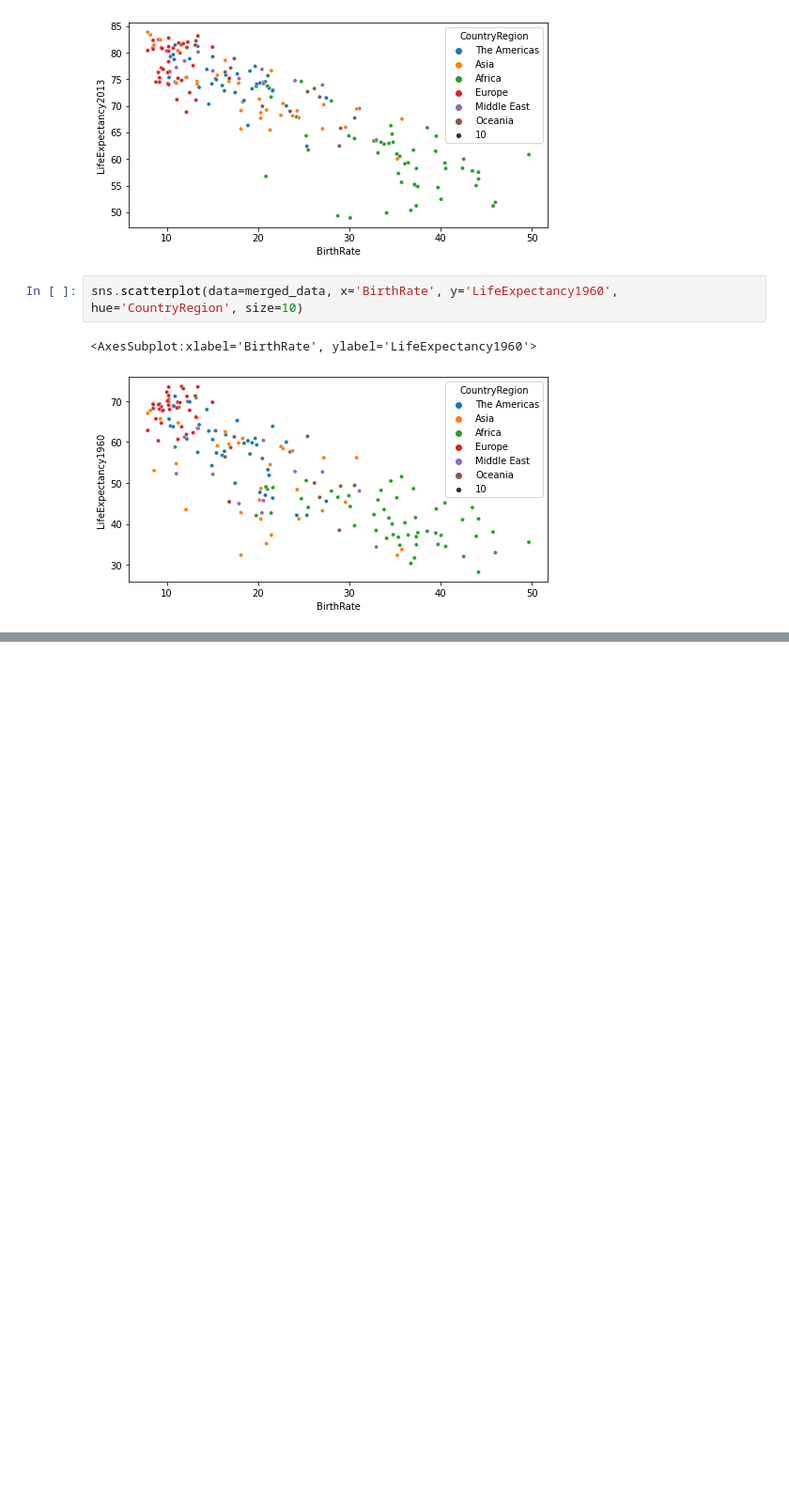
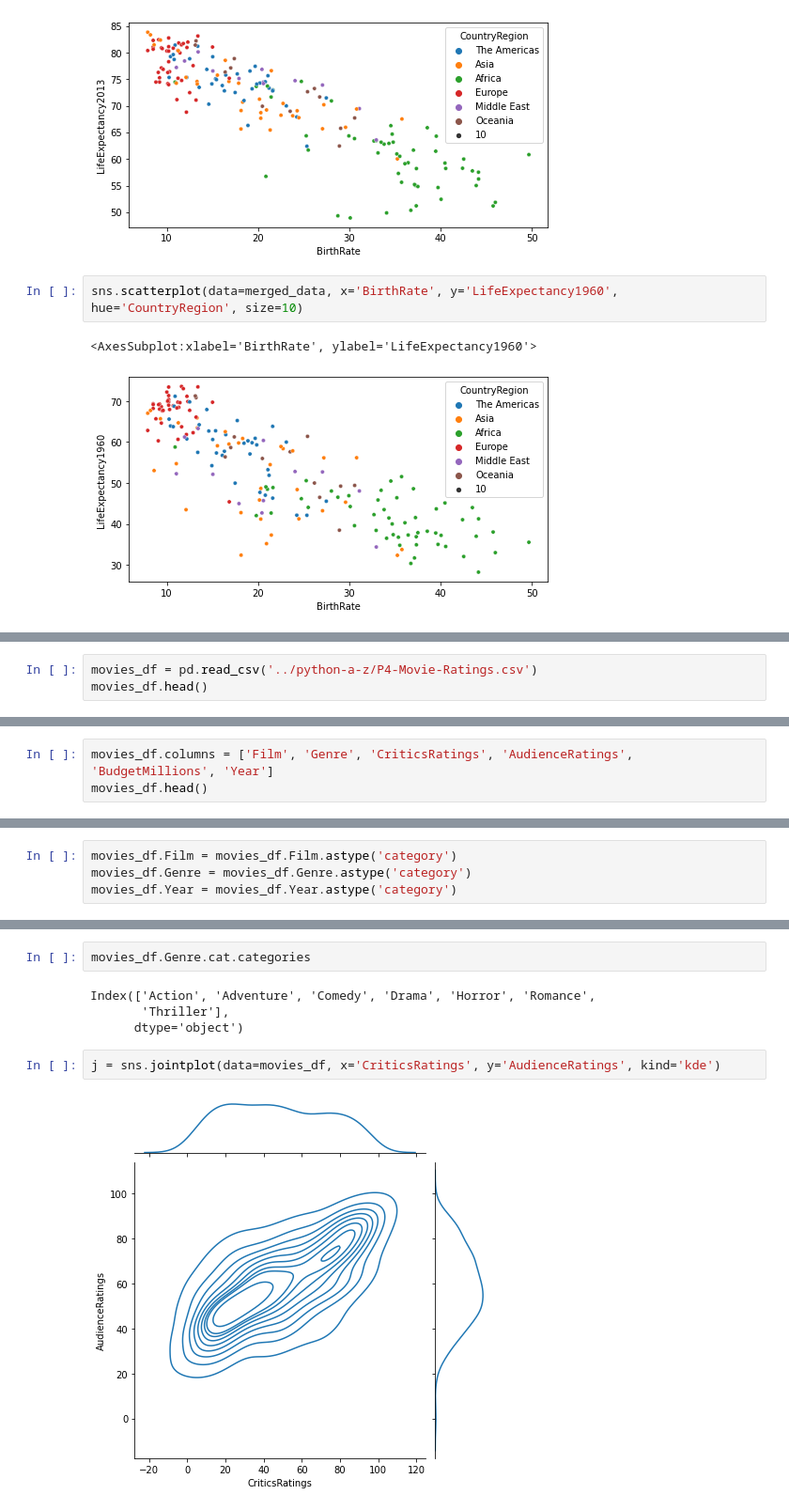
Before and after one commit to sancara/python-a-z, a Jupyter notebook: Exercises.ipynb, the cells around one changed output, grey strips where cells are left out. Shown at 94% size. Cells and saved outputs as stored; diff of their text form; blank space fills up the shorter version.

Commit message:
styiling graphs

```diff
--- a/Exercises.ipynb
+++ b/Exercises.ipynb
@@ -524,0 +527,3 @@ sns.scatterplot(data=merged_data, x='BirthRate', y='LifeExpectancy1960', hue='Co
+# %%
+movies_df = pd.read_csv('../python-a-z/P4-Movie-Ratings.csv')
+movies_df.head()
@@ -524,0 +537,3 @@ sns.scatterplot(data=merged_data, x='BirthRate', y='LifeExpectancy1960', hue='Co
+# %%
+movies_df.columns = ['Film', 'Genre', 'CriticsRatings', 'AudienceRatings', 'BudgetMillions', 'Year']
+movies_df.head()
@@ -524,0 +547,4 @@ sns.scatterplot(data=merged_data, x='BirthRate', y='LifeExpectancy1960', hue='Co
+# %%
+movies_df.Film = movies_df.Film.astype('category')
+movies_df.Genre = movies_df.Genre.astype('category')
+movies_df.Year = movies_df.Year.astype('category')
@@ -524,0 +563,10 @@ sns.scatterplot(data=merged_data, x='BirthRate', y='LifeExpectancy1960', hue='Co
+# %%
+movies_df.Genre.cat.categories
+# %% [output]
+Index(['Action', 'Adventure', 'Comedy', 'Drama', 'Horror', 'Romance',
+       'Thriller'],
+      dtype='object')
+# %%
+j = sns.jointplot(data=movies_df, x='CriticsRatings', y='AudienceRatings', kind='kde')
+# %% [output]
+[figure, added]
```
Also changed, not shown: parts of 18 cells of this notebook, 1 other file.
